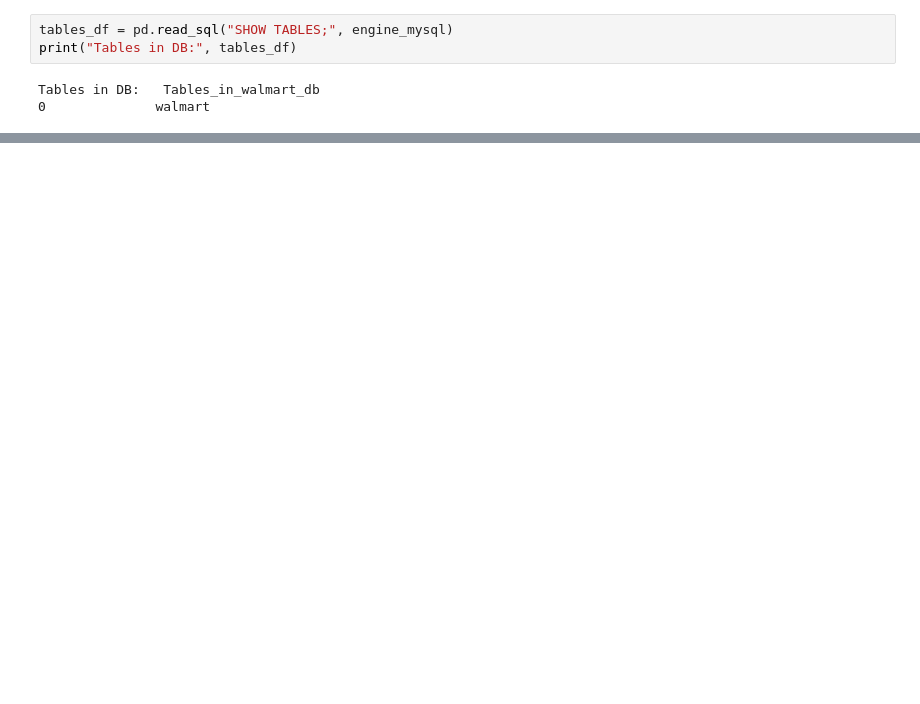
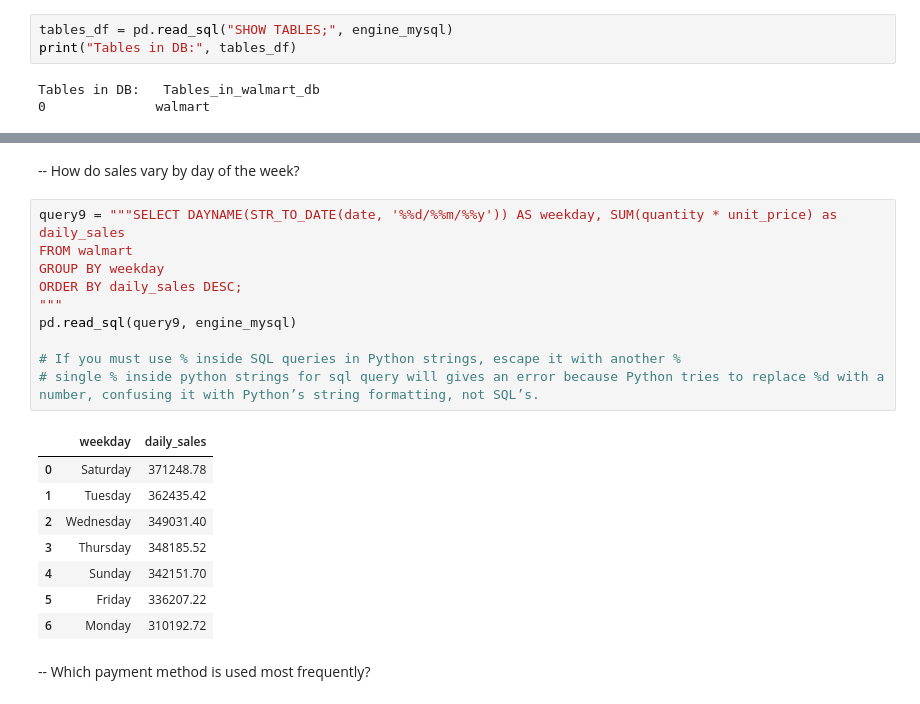
Before and after one commit to Gitfauzi/Walmart_DA_using_SQLandPY, a Jupyter notebook: project.ipynb, the cells around one changed output, grey strips where cells are left out. Saved outputs shown, nothing was run; the diff lists cells and outputs as text; blank space fills up the shorter version.

Commit message:
Update some sql queries

```diff
--- a/project.ipynb
+++ b/project.ipynb
@@ -254,0 +348,25 @@ df.head()
+# %% [markdown]
+
+-- How do sales vary by day of the week?
+# %%
+query9 = """SELECT DAYNAME(STR_TO_DATE(date, '%%d/%%m/%%y')) AS weekday, SUM(quantity * unit_price) as daily_sales
+FROM walmart
+GROUP BY weekday
+ORDER BY daily_sales DESC;
+"""
+pd.read_sql(query9, engine_mysql)
+
+# If you must use % inside SQL queries in Python strings, escape it with another %
+# single % inside python strings for sql query will gives an error because Python tries to replace %d with a number, confusing it with Python’s string formatting, not SQL’s.
+# %% [output]
+|  | weekday | daily_sales |
+| 0 | Saturday | 371248.78 |
+| 1 | Tuesday | 362435.42 |
+| 2 | Wednesday | 349031.40 |
+| 3 | Thursday | 348185.52 |
+| 4 | Sunday | 342151.70 |
+| 5 | Friday | 336207.22 |
+| 6 | Monday | 310192.72 |
+# %% [markdown]
+
+-- Which payment method is used most frequently?
```
Also changed, not shown: parts of 30 cells of this notebook, 4 other files.
